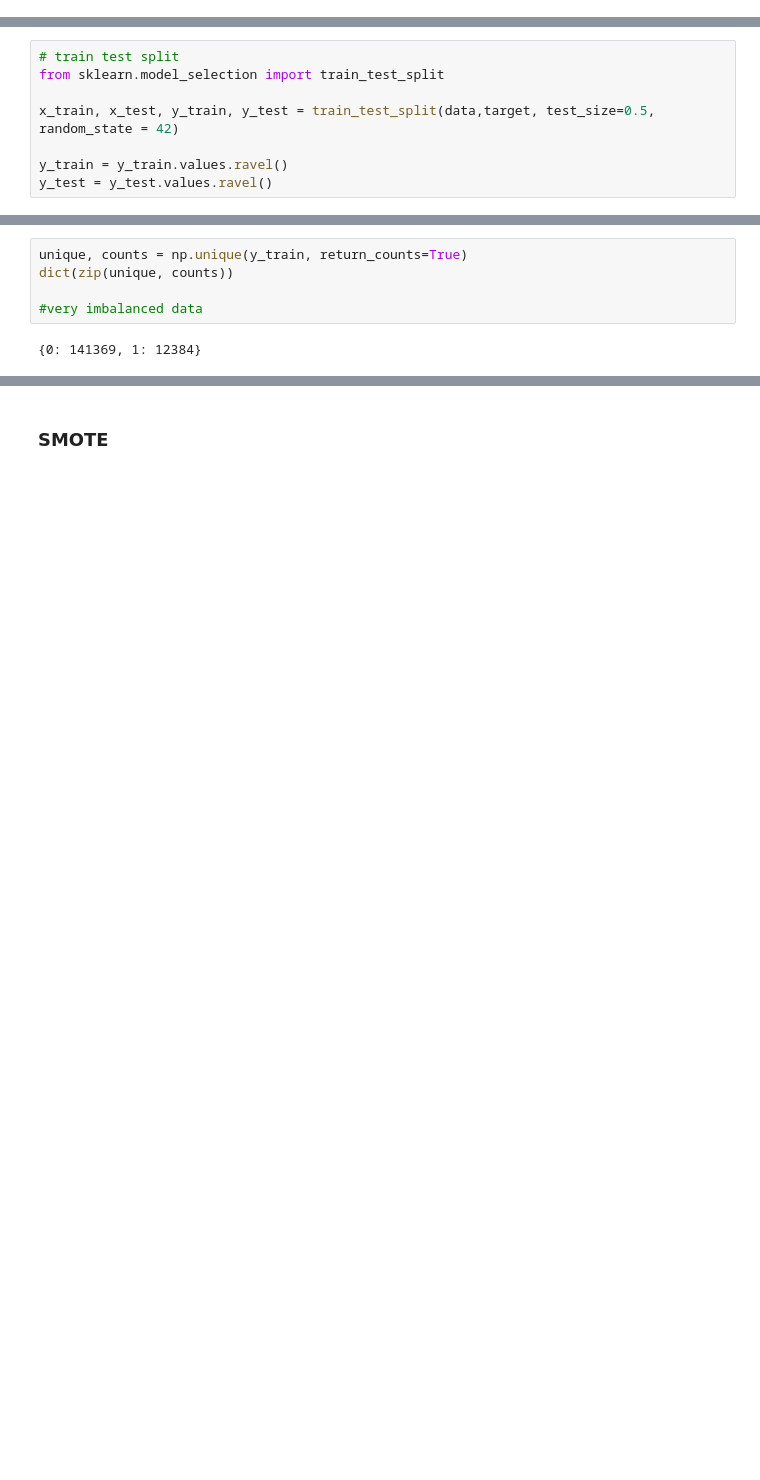
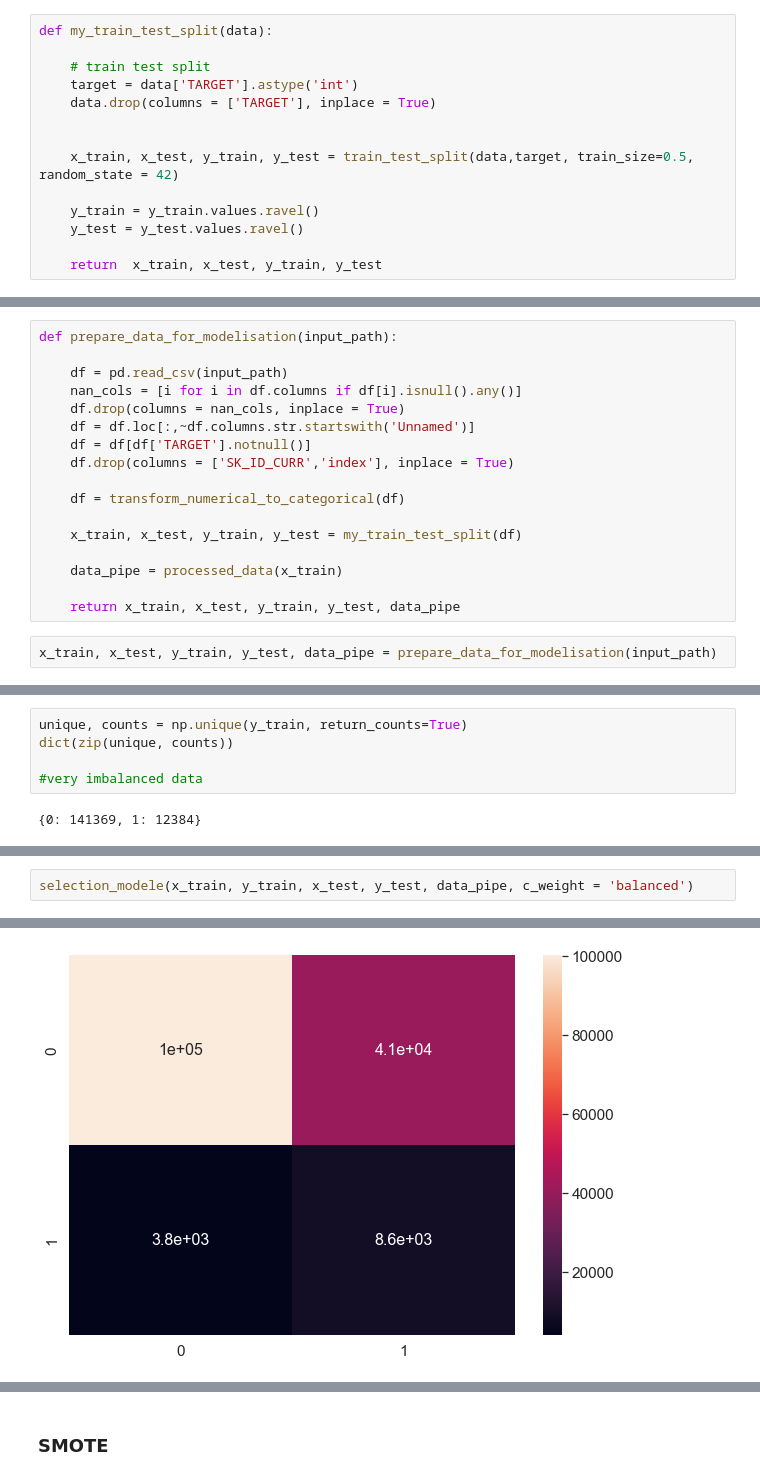
Before and after one commit to antoine-lo/Modele_de_scoring, a Jupyter notebook: Notebook/Modelisation.ipynb, the cells around one changed output, grey strips where cells are left out. Drawn from its saved outputs; the diff is of its cells as text; blank space fills up the shorter version.

Commit message:
chix du modele

```diff
--- a/Notebook/Modelisation.ipynb
+++ b/Notebook/Modelisation.ipynb
@@ -95 +79,15 @@ target = df_pret[['TARGET']].astype(int)
+# %%
+def my_train_test_split(data):
+
+    # train test split
+    target = data['TARGET'].astype('int')
+    data.drop(columns = ['TARGET'], inplace = True)
+
+
+    x_train, x_test, y_train, y_test = train_test_split(data,target, train_size=0.5, random_state = 42)
+
+    y_train = y_train.values.ravel()
+    y_test = y_test.values.ravel()
+
+    return  x_train, x_test, y_train, y_test
 # %%
@@ -124,8 +125,0 @@ data_pipe = Pipeline([("col_transformer", col_transformer)])
-# %%
-# train test split
-from sklearn.model_selection import train_test_split
-
-x_train, x_test, y_train, y_test = train_test_split(data,target, test_size=0.5, random_state = 42)
-
-y_train = y_train.values.ravel()
-y_test = y_test.values.ravel()
@@ -135,0 +126,19 @@ x_train.shape
+# %%
+def prepare_data_for_modelisation(input_path):
+
+    df = pd.read_csv(input_path)
+    nan_cols = [i for i in df.columns if df[i].isnull().any()]
+    df.drop(columns = nan_cols, inplace = True)
+    df = df.loc[:,~df.columns.str.startswith('Unnamed')]
+    df = df[df['TARGET'].notnull()]
+    df.drop(columns = ['SK_ID_CURR','index'], inplace = True)
+
+    df = transform_numerical_to_categorical(df)
+
+    x_train, x_test, y_train, y_test = my_train_test_split(df)
+
+    data_pipe = processed_data(x_train)
+
+    return x_train, x_test, y_train, y_test, data_pipe
+# %%
+x_train, x_test, y_train, y_test, data_pipe = prepare_data_for_modelisation(input_path)
@@ -234,0 +190,3 @@ Fitting 5 folds for each of 200 candidates, totalling 1000 fits
+# %%
+selection_modele(x_train, y_train, x_test, y_test, data_pipe, c_weight = 'balanced')
+# %% [output]
@@ -234,0 +210 @@ Fitting 5 folds for each of 200 candidates, totalling 1000 fits
+[figure, added]
```
Also changed, not shown: parts of 52 cells of this notebook, 1 other file.
